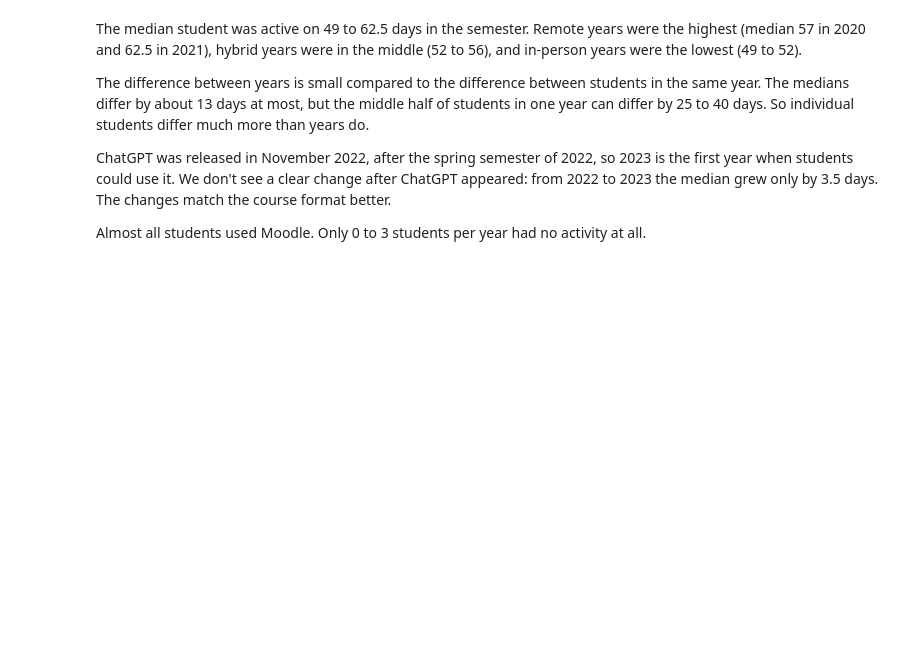
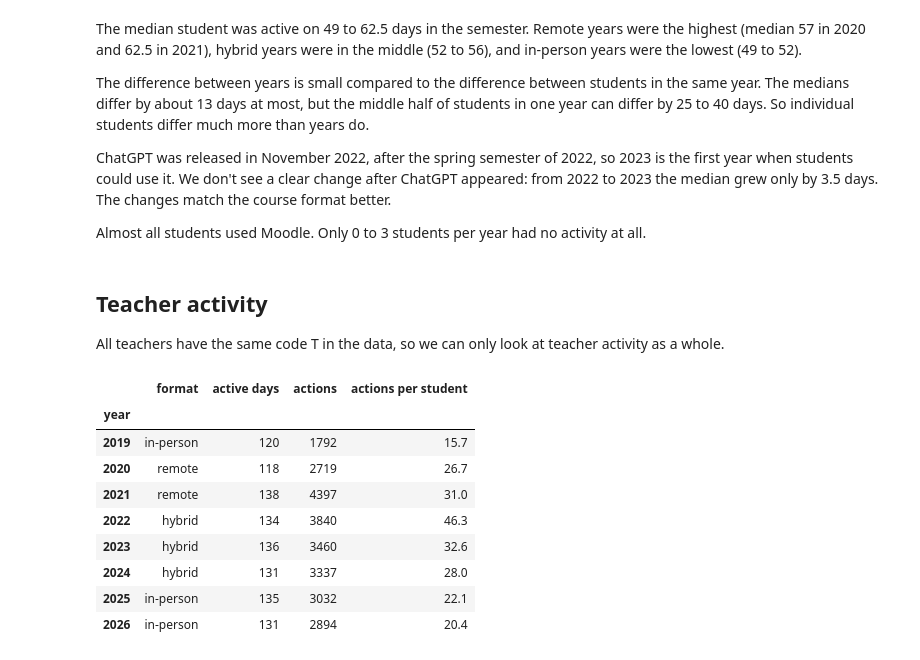
Before and after one commit to anderhinn/Project-F1-Moodle_Activity, a Jupyter notebook: hw10/02_trends_marina.ipynb, the cells around one changed output. Saved outputs shown, nothing was run; the diff lists cells and outputs as text; code cells hidden in the pictures; blank space fills up the shorter version.

```diff
--- a/hw10/02_trends_marina.ipynb
+++ b/hw10/02_trends_marina.ipynb
@@ -275,3 +247,32 @@ The difference between years is small compared to the difference between student
 ChatGPT was released in November 2022, after the spring semester of 2022, so 2023 is the first year when students could use it. We don't see a clear change after ChatGPT appeared: from 2022 to 2023 the median grew only by 3.5 days. The changes match the course format better.
 
 Almost all students used Moodle. Only 0 to 3 students per year had no activity at all.
+# %% [markdown]
+## Teacher activity
+All teachers have the same code T in the data, so we can only look at teacher activity as a whole.
+# %%
+teachers = events[events["actor_id"] == "T"]
+
+# Count distinct actions per day: the same action on the same resource on one day counts once.
+# This does not depend on time precision (minutes in 2019-2023, seconds later) or on duplicate rows.
+cols = ["year", "date", "event_context", "event_name"]
+teacher_actions = teachers.drop_duplicates(subset=cols)
+
+teacher = pd.DataFrame({
+    "active days": teachers.groupby("year")["date"].nunique(),
+    "actions": teacher_actions.groupby("year").size(),
+})
+teacher["actions per student"] = teacher["actions"] / n_students
+teacher.insert(0, "format", teacher.index.map(FORMAT))
+teacher.round(1)
+# %% [output]
+|  | format | active days | actions | actions per student |
+| year |  |  |  |  |
+| 2019 | in-person | 120 | 1792 | 15.7 |
+| 2020 | remote | 118 | 2719 | 26.7 |
+| 2021 | remote | 138 | 4397 | 31.0 |
+| 2022 | hybrid | 134 | 3840 | 46.3 |
+| 2023 | hybrid | 136 | 3460 | 32.6 |
+| 2024 | hybrid | 131 | 3337 | 28.0 |
+| 2025 | in-person | 135 | 3032 | 22.1 |
+| 2026 | in-person | 131 | 2894 | 20.4 |
```
Also changed, not shown: parts of 17 cells of this notebook, 5 other files.
